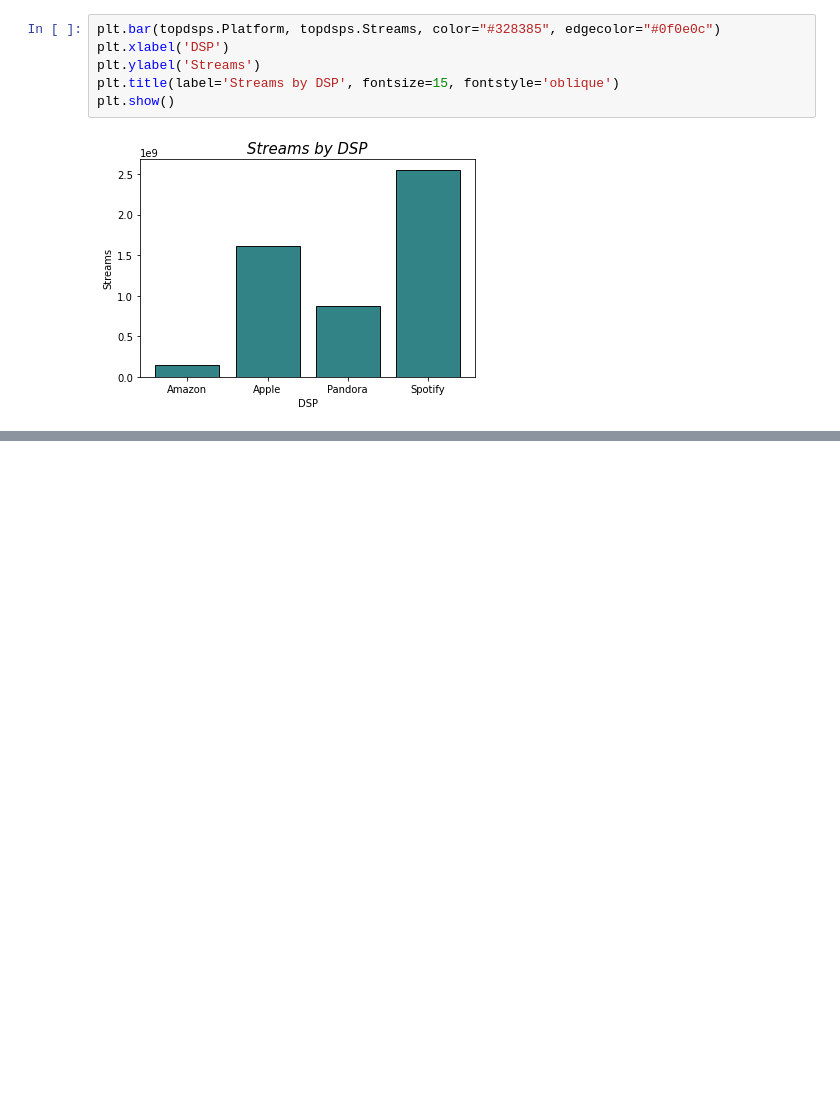
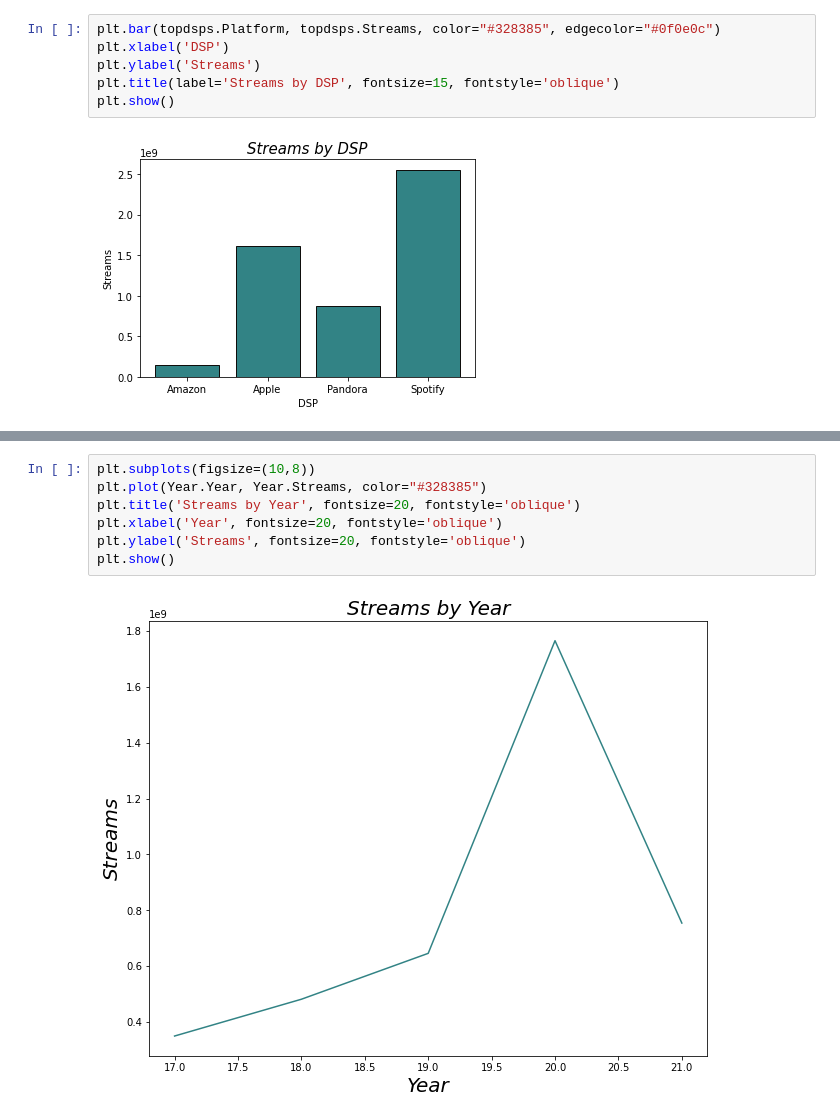
Before and after one commit to NSS-Data-Analytics-Cohort-6/mlc-project-count-dracula, a Jupyter notebook: notebooks/nathan.ipynb, the cells around one changed output, grey strips where cells are left out. Cells and saved outputs as stored; diff of their text form; blank space fills up the shorter version.

Commit message:
finished line chart

```diff
--- a/notebooks/nathan.ipynb
+++ b/notebooks/nathan.ipynb
@@ -145,0 +177,9 @@ NameError: name 'year' is not defined
+# %%
+plt.subplots(figsize=(10,8))
+plt.plot(Year.Year, Year.Streams, color="#328385")
+plt.title('Streams by Year', fontsize=20, fontstyle='oblique')
+plt.xlabel('Year', fontsize=20, fontstyle='oblique')
+plt.ylabel('Streams', fontsize=20, fontstyle='oblique')
+plt.show()
+# %% [output]
+[figure, added]
```
Also changed, not shown: parts of 5 cells of this notebook.
